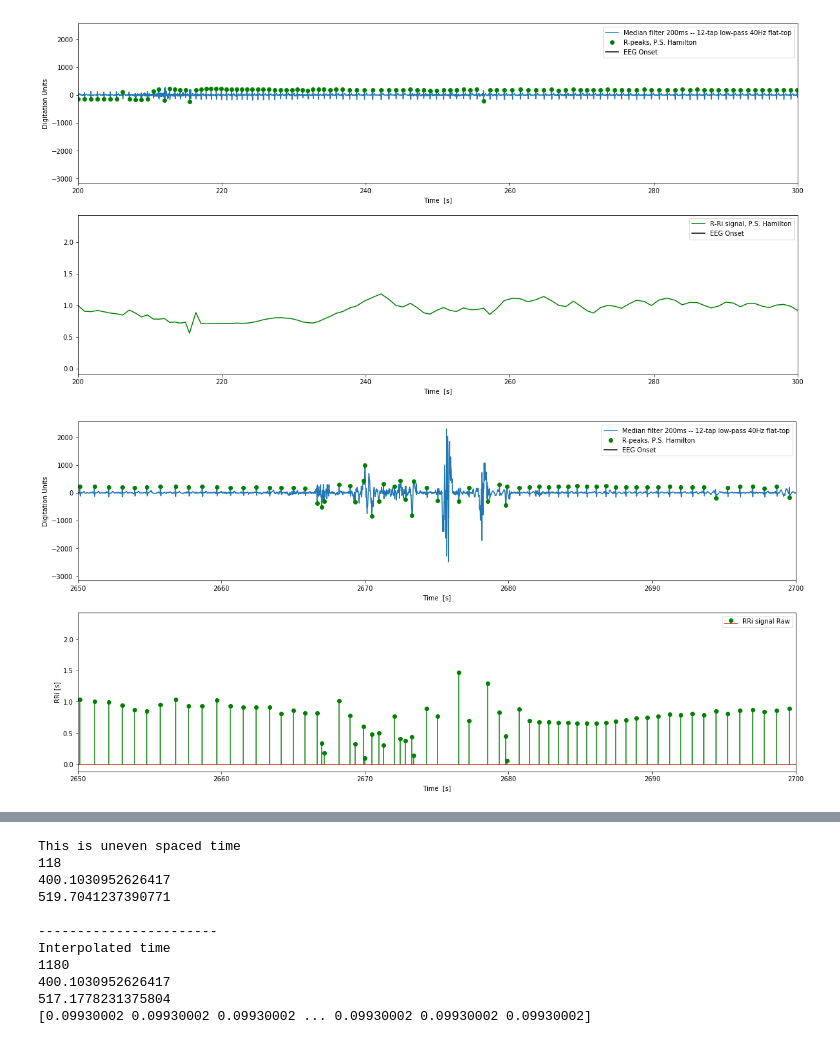
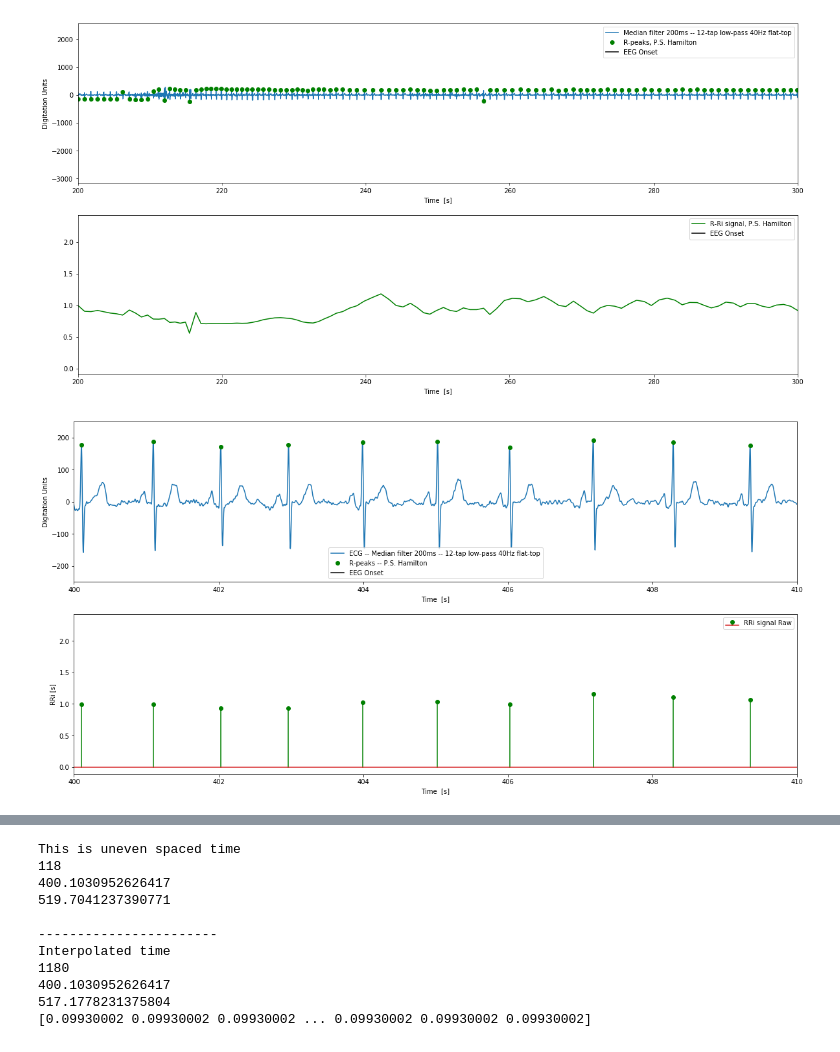
Before and after one commit to yinxiaojing1/pre_epi_seizures, a Jupyter notebook: pre_epi_seizures/hrv_computation.ipynb, the cells around one changed output, grey strips where cells are left out. Drawn from its saved outputs; the diff is of its cells as text; code cells hidden in the pictures.

Commit message:
Matlab function interp working outside jupyter lab, correct y-scale figures and produce multiple zooms

```diff
--- a/pre_epi_seizures/hrv_computation.ipynb
+++ b/pre_epi_seizures/hrv_computation.ipynb
@@ -183,31 +183,32 @@ plt.show()
 # %%
 # Basic view RRi signal stemplot
 
-window = [2650, 2700]
+window = [400, 410]
 
 # Plot the signal
 plt.figure(figsize=(20, 10))
 
 plt.subplot(211)
 plt.plot(time_sec, medianFIR_ecg.T)
 plt.plot(time_sec[rpeaks_hamilton], medianFIR_ecg.T[rpeaks_hamilton], 'go')
 plt.axvline(x=50*60, c='k')
-plt.legend(['Median filter 200ms -- 12-tap low-pass 40Hz flat-top' , 'R-peaks, P.S. Hamilton', 'EEG Onset'])
+plt.legend(['ECG -- Median filter 200ms -- 12-tap low-pass 40Hz flat-top' , 'R-peaks -- P.S. Hamilton', 'EEG Onset'])
 plt.xlabel('Time  [s]')
 plt.ylabel('Digitation Units')
 plt.xlim(window)
+plt.ylim([-250, 250])
 
 plt.subplot(212)
 plt.stem(time_sec_rri, rri, 'g', markerfmt='go')
 plt.legend(['RRi signal Raw'])
 plt.axvline(x=50*60, c='k')
 plt.xlabel('Time  [s]')
 plt.ylabel('RRi [s]')
 plt.xlim(window)
 
 plt.show()
 # %% [output]
-[figure, old version]
+[figure, new version]
 # %%
 window = [400, 500]
 
```
Also changed, not shown: parts of 14 cells of this notebook, 1 other file.
